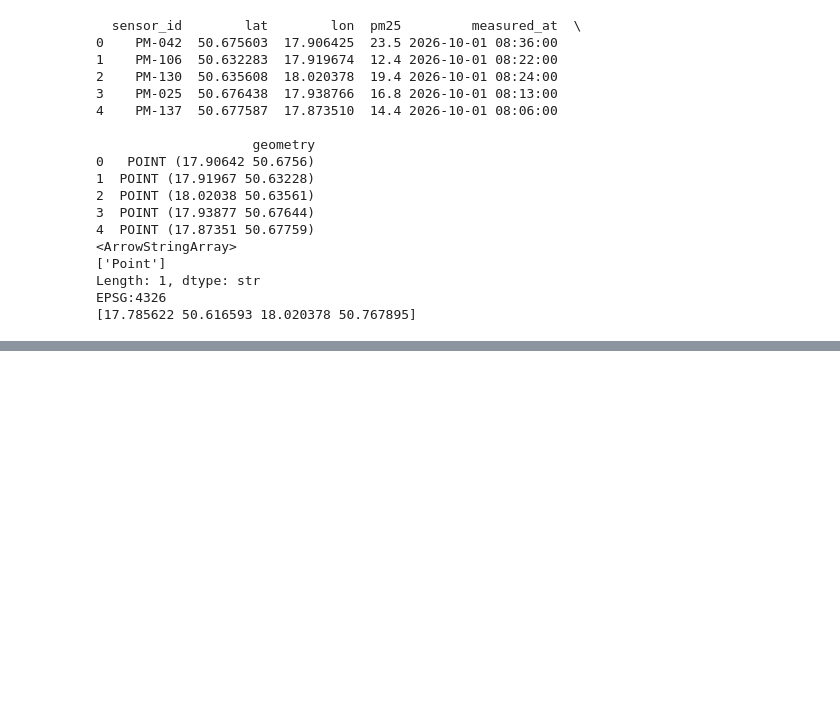
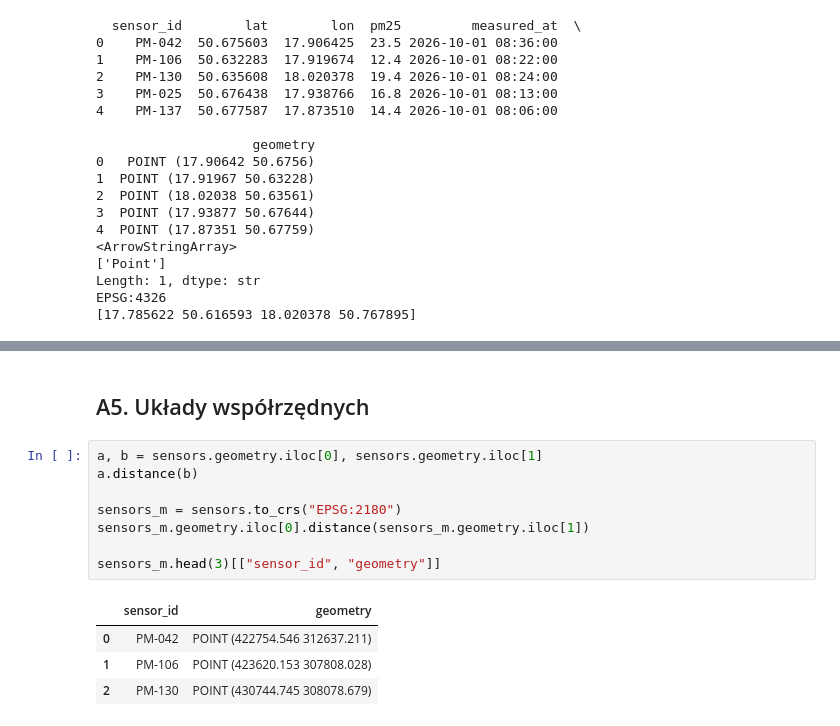
Before and after one commit to R3ymi/analiza-danych-przestrzennych, a Jupyter notebook: lab2/lab_geo/lab_geopandas.ipynb, the cells around one changed output, grey strips where cells are left out. Cells and saved outputs as stored; diff of their text form; blank space fills up the shorter version.

```diff
--- a/lab2/lab_geo/lab_geopandas.ipynb
+++ b/lab2/lab_geo/lab_geopandas.ipynb
@@ -178,3 +175,18 @@ sensors2 = gpd.GeoDataFrame(
 sensors2.explore(column="pm25", cmap="Oranges", marker_kwds={"radius": 6})
 # %% [output]
 [interactive output not drawn]
+# %% [markdown]
+## A5. Układy współrzędnych
+# %%
+a, b = sensors.geometry.iloc[0], sensors.geometry.iloc[1]
+a.distance(b)
+
+sensors_m = sensors.to_crs("EPSG:2180")
+sensors_m.geometry.iloc[0].distance(sensors_m.geometry.iloc[1])
+
+sensors_m.head(3)[["sensor_id", "geometry"]]
+# %% [output]
+|  | sensor_id | geometry |
+| 0 | PM-042 | POINT (422754.546 312637.211) |
+| 1 | PM-106 | POINT (423620.153 307808.028) |
+| 2 | PM-130 | POINT (430744.745 308078.679) |
```
Also changed, not shown: parts of 10 cells of this notebook, 6 other files.
